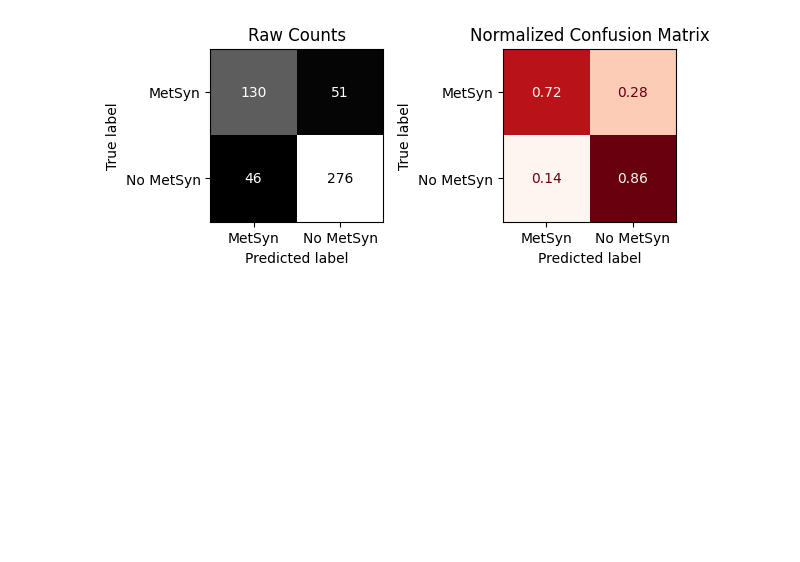
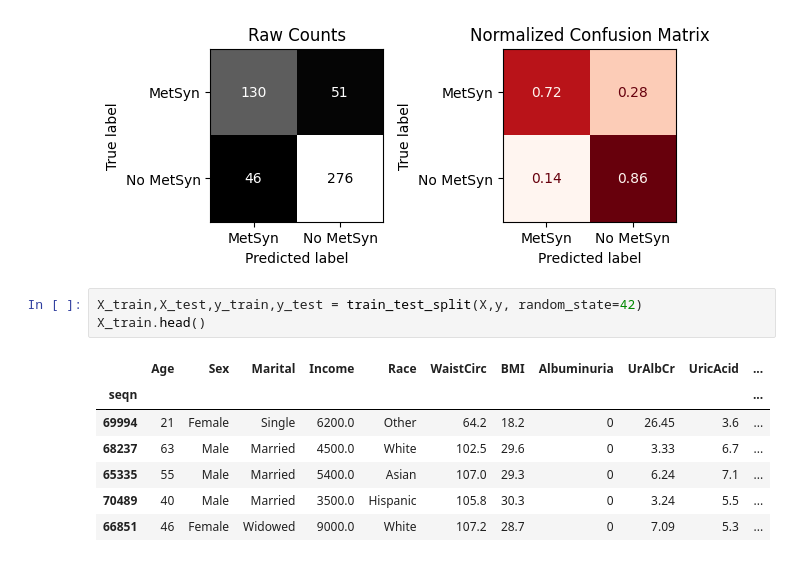
Before and after one commit to mahmoudarekat/MetabolicSyndrome, a Jupyter notebook: MetabolicSyndrome.ipynb, the cells around one changed output. Saved outputs shown, nothing was run; the diff lists cells and outputs as text; blank space fills up the shorter version.

```diff
--- a/MetabolicSyndrome.ipynb
+++ b/MetabolicSyndrome.ipynb
@@ -335,3 +337,14 @@ weighted avg       0.85      0.85      0.85      1506
    macro avg       0.79      0.79      0.79       503
 weighted avg       0.81      0.81      0.81       503
 [figure]
+# %%
+X_train,X_test,y_train,y_test = train_test_split(X,y, random_state=42)
+X_train.head()
+# %% [output]
+|  | Age | Sex | Marital | Income | Race | WaistCirc | BMI | Albuminuria | UrAlbCr | UricAcid | ... |
+| seqn |  |  |  |  |  |  |  |  |  |  | ... |
+| 69994 | 21 | Female | Single | 6200.0 | Other | 64.2 | 18.2 | 0 | 26.45 | 3.6 | ... |
+| 68237 | 63 | Male | Married | 4500.0 | White | 102.5 | 29.6 | 0 | 3.33 | 6.7 | ... |
+| 65335 | 55 | Male | Married | 5400.0 | Asian | 107.0 | 29.3 | 0 | 6.24 | 7.1 | ... |
+| 70489 | 40 | Male | Married | 3500.0 | Hispanic | 105.8 | 30.3 | 0 | 3.24 | 5.5 | ... |
+| 66851 | 46 | Female | Widowed | 9000.0 | White | 107.2 | 28.7 | 0 | 7.09 | 5.3 | ... |
```
Also changed, not shown: parts of 7 cells of this notebook.
